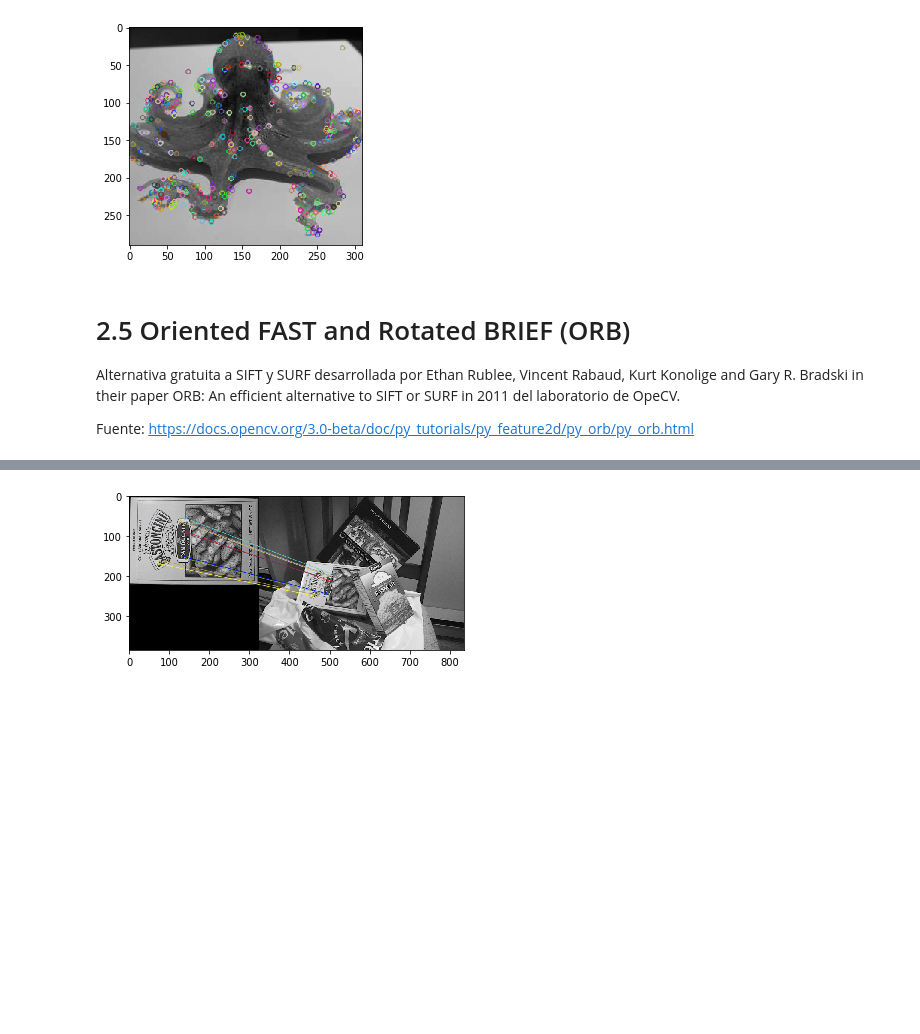
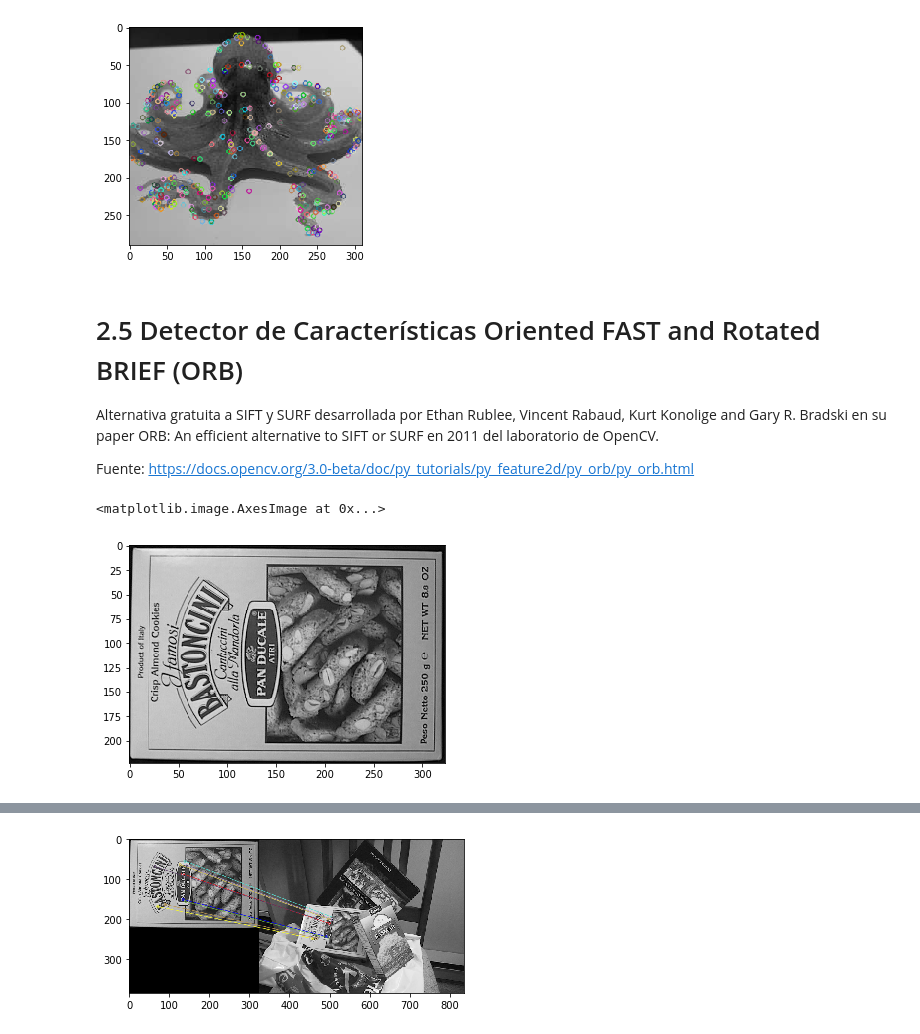
Before and after one commit to daniopitz/IntroToComputerVision, a Jupyter notebook: Clase_2.ipynb, the cells around one changed output, grey strips where cells are left out. Cells and saved outputs as stored; diff of their text form; code cells hidden in the pictures; blank space fills up the shorter version.

```diff
--- a/Clase_2.ipynb
+++ b/Clase_2.ipynb
@@ -763,10 +840,23 @@ Caracteristicas de la Imagen con SURF
 <matplotlib.image.AxesImage at 0x...>
 [figure]
 # %% [markdown]
-# 2.5 Oriented FAST and Rotated BRIEF (ORB)
+# 2.5 Detector de Características Oriented FAST and Rotated BRIEF (ORB)
 
 Alternativa gratuita a SIFT y SURF desarrollada por Ethan Rublee, Vincent Rabaud, Kurt Konolige
-and Gary R. Bradski in their paper ORB: An efficient alternative to SIFT or SURF in 2011 del
-laboratorio de OpeCV.
+and Gary R. Bradski en su paper ORB: An efficient alternative to SIFT or SURF en 2011 del
+laboratorio de OpenCV.
 
 Fuente: https://docs.opencv.org/3.0-beta/doc/py_tutorials/py_feature2d/py_orb/py_orb.html
+# %%
+import cv2
+import matplotlib.pyplot as plt
+
+#Desplegando imágenes
+
+img1_color = cv2.imread('data/box.png')          # Caja
+img2_color = cv2.imread('data/box_in_scene.png') # Escena con la caja (Donde quiero poner la caja)
+
+plt.imshow(img1_color)
+# %% [output]
+<matplotlib.image.AxesImage at 0x...>
+[figure, added]
```
Also changed, not shown: parts of 38 cells of this notebook.
